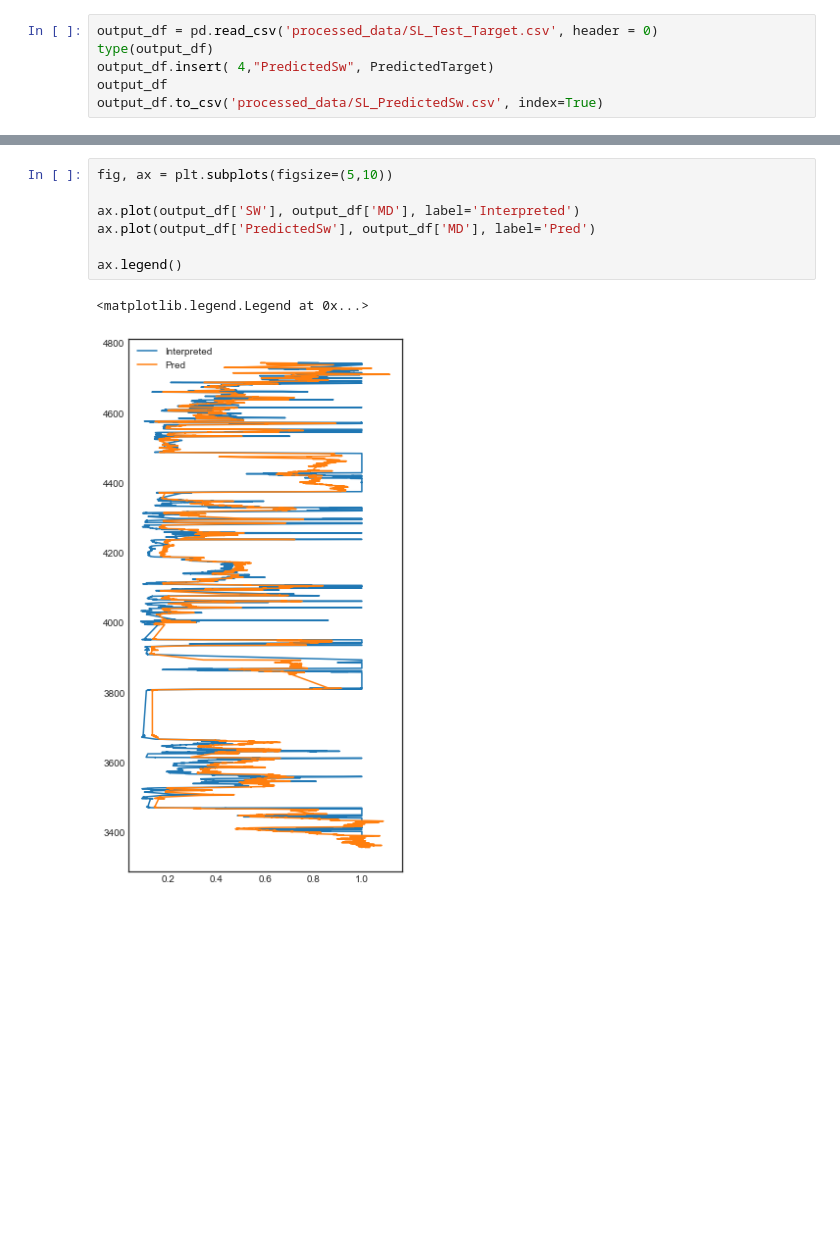
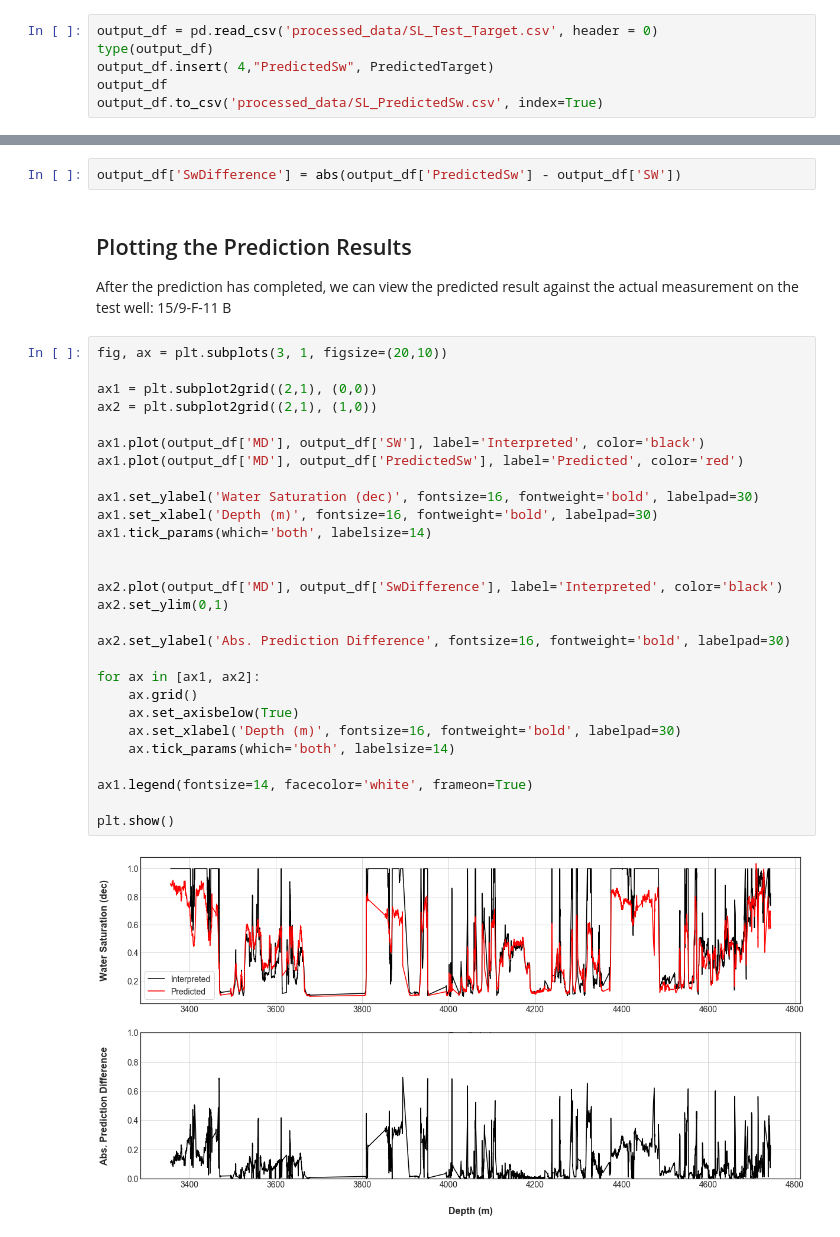
Before and after one commit to SPWLA-ORG/spwla2021_ml_workshop, a Jupyter notebook: 2 - Predict_Saturation.ipynb, the cells around one changed output, grey strips where cells are left out. Drawn from its saved outputs; the diff is of its cells as text; blank space fills up the shorter version.

Commit message:
Updated outliers & Saturation Plot

```diff
--- a/2 - Predict_Saturation.ipynb
+++ b/2 - Predict_Saturation.ipynb
@@ -188,10 +181,35 @@ output_df.plot('MD', 'PredictedSw', color='red')
-# %%
-fig, ax = plt.subplots(figsize=(5,10))
-
-ax.plot(output_df['SW'], output_df['MD'], label='Interpreted')
-ax.plot(output_df['PredictedSw'], output_df['MD'], label='Pred')
-
-ax.legend()
-# %% [output]
-<matplotlib.legend.Legend at 0x...>
-[figure, removed]
+# %%
+output_df['SwDifference'] = abs(output_df['PredictedSw'] - output_df['SW'])
+# %% [markdown]
+## Plotting the Prediction Results
+After the prediction has completed, we can view the predicted result against the actual measurement on the test well: 15/9-F-11 B
+# %%
+fig, ax = plt.subplots(3, 1, figsize=(20,10))
+
+ax1 = plt.subplot2grid((2,1), (0,0))
+ax2 = plt.subplot2grid((2,1), (1,0))
+
+ax1.plot(output_df['MD'], output_df['SW'], label='Interpreted', color='black')
+ax1.plot(output_df['MD'], output_df['PredictedSw'], label='Predicted', color='red')
+
+ax1.set_ylabel('Water Saturation (dec)', fontsize=16, fontweight='bold', labelpad=30)
+ax1.set_xlabel('Depth (m)', fontsize=16, fontweight='bold', labelpad=30)
+ax1.tick_params(which='both', labelsize=14)
+
+
+ax2.plot(output_df['MD'], output_df['SwDifference'], label='Interpreted', color='black')
+ax2.set_ylim(0,1)
+
+ax2.set_ylabel('Abs. Prediction Difference', fontsize=16, fontweight='bold', labelpad=30)
+
+for ax in [ax1, ax2]:
+    ax.grid()
+    ax.set_axisbelow(True)
+    ax.set_xlabel('Depth (m)', fontsize=16, fontweight='bold', labelpad=30)
+    ax.tick_params(which='both', labelsize=14)
+
+ax1.legend(fontsize=14, facecolor='white', frameon=True)
+
+plt.show()
+# %% [output]
+[figure, added]
```
Also changed, not shown: parts of 3 cells of this notebook, 2 other files.
